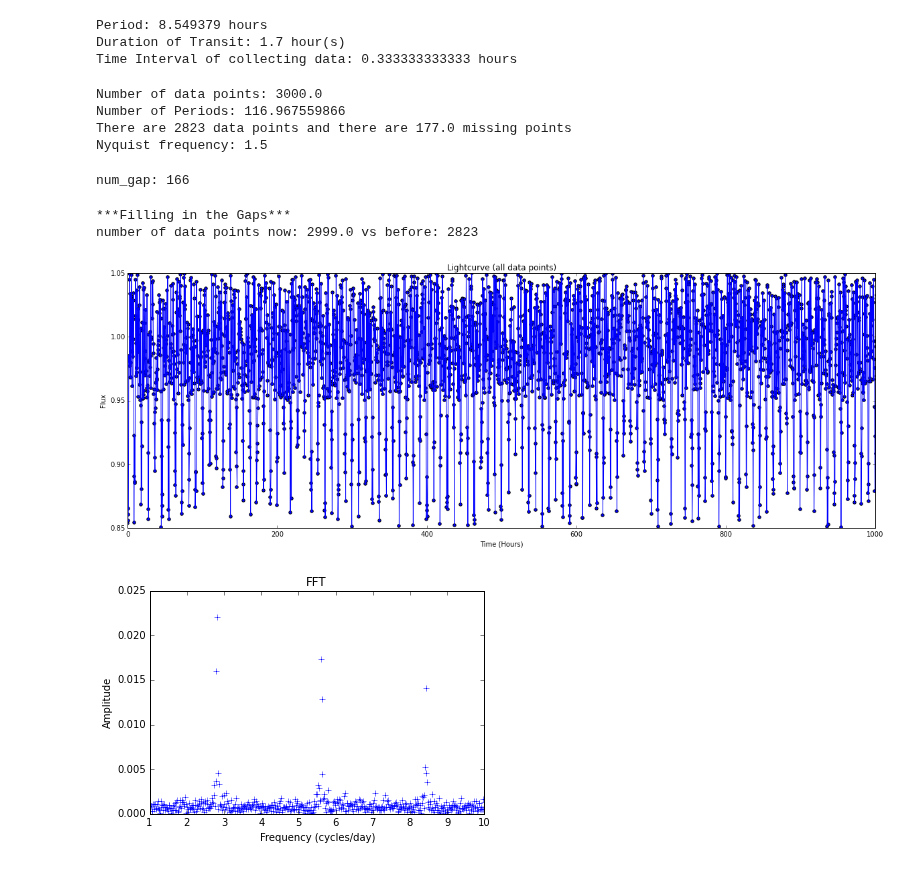
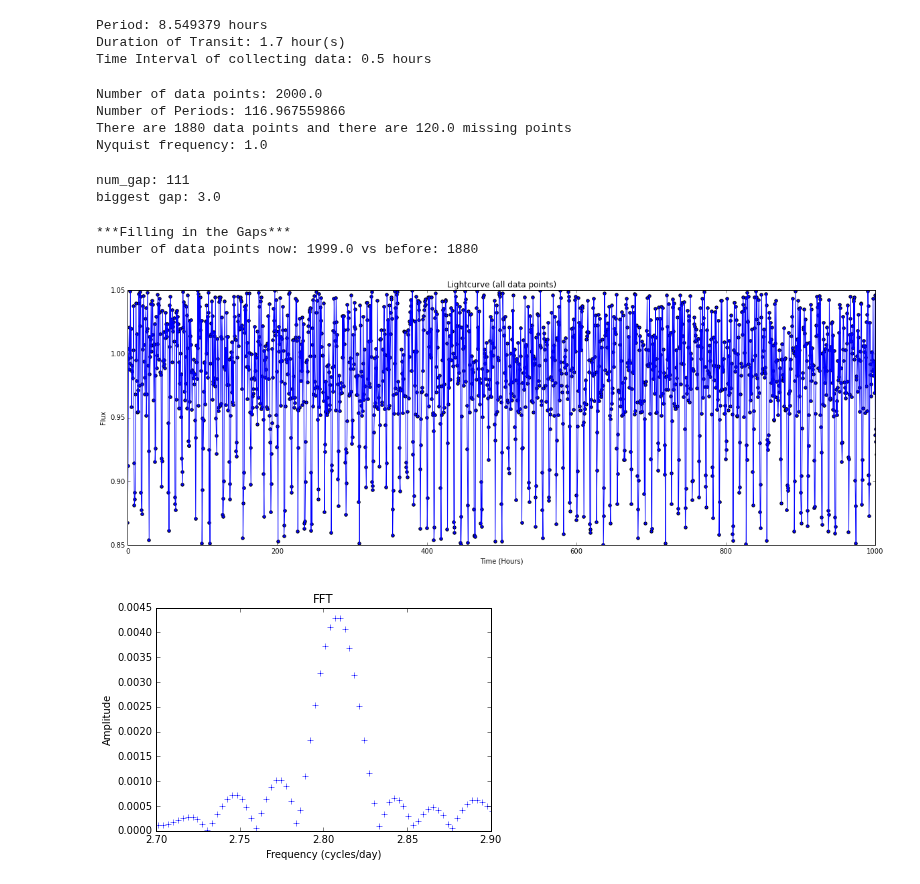
Before and after one commit to dianadianadiana/FFT, a Jupyter notebook: flux_function_transit.ipynb, the cells around one changed output. Saved outputs shown, nothing was run; the diff lists cells and outputs as text; code cells hidden in the pictures.

Commit message:
working on finding the right peak width

```diff
--- a/flux_function_transit.ipynb
+++ b/flux_function_transit.ipynb
@@ -94,7 +94,7 @@ period = 8.549379 # orbital period in hours
 T = 1.6
 tau = 0.1### need to fix flux funtion if tau is 0
 sigma = 0.05 #scatter
-time_int = 20/60. # time interval of receiving data, in hours
+time_int = 30/60. # time interval of receiving data, in hours
 f0 = 1.0 # base flux
 x = [delta, t0, period, T, tau, sigma, time_int, f0]
 
@@ -104,7 +104,7 @@ print("Time Interval of collecting data: " + str(time_int) + " hours")
 # %% [output]
 Period: 8.549379 hours
 Duration of Transit: 1.7 hour(s)
-Time Interval of collecting data: 0.333333333333 hours
+Time Interval of collecting data: 0.5 hours
 # %%
 ### Setting up a Time Array
 ### --- time scatter --- has gaps ---
@@ -150,10 +150,10 @@ d_pts = (b - a) / N
 nyquist_freq = .5 / d_pts
 print("Nyquist frequency: " + str(nyquist_freq))
 # %% [output]
-Number of data points: 3000.0
+Number of data points: 2000.0
 Number of Periods: 116.967559866
-There are 2823 data points and there are 177.0 missing points
-Nyquist frequency: 1.5
+There are 1880 data points and there are 120.0 missing points
+Nyquist frequency: 1.0
 # %%
 #Determine the appropriate cadence to which the data should be interpolated
 # Get the GAP array
@@ -176,9 +176,13 @@ while i < len(gap):
         gap_loc = np.append(gap_loc, i)
     i += 1
 num_gap = len(gap_loc) # the number of gaps present
+biggest_gap = np.amax(gap)
+
 print("num_gap: " +str(num_gap))
+print("biggest gap: " + str(biggest_gap))
 # %% [output]
-num_gap: 166
+num_gap: 111
+biggest gap: 3.0
 # %%
 ### Create a new time and flux array to account for the gaps
 
@@ -223,7 +227,7 @@ while n < num_gap - 1:
 flux_cad[newflux_st:] = f[oldflux_st:] #account for last part where there is no gap after
 # %% [output]
 ***Filling in the Gaps***
-number of data points now: 2999.0 vs before: 2823
+number of data points now: 1999.0 vs before: 1880
 # %%
 #plot the lightcurves
 
@@ -240,7 +244,7 @@ plt.xlim([a,b])
 plt.ylim([1 - 1.5*delta, 1. + .5*delta])
 plt.show()
 # %% [output]
-[figure, old version]
+[figure, new version]
 # %%
 ### FFT part
 
@@ -252,50 +256,37 @@ if N_log > N_log_round:
 else:
     N_over = N_log_round
 
-extra_fact = 0
+extra_fact = 3
 newN = 2**(N_over + extra_fact)
 
 diff = newN - N
 mean = np.mean(f)
 voidf = np.zeros(diff) + mean
 newf = np.append(flux_cad, voidf)
 
 norm_fact = 2.0 / newN # normalization factor
 f_flux = fft(newf) * norm_fact
 
 freq = fftfreq(len(newf))
 freq_fact = 1.0 / d_pts #frequency factor
 
 postivefreq = freq > 0 # take only positive values
 freq, f_flux = freq[postivefreq], f_flux[postivefreq]
 
 power = np.abs(f_flux)
 
 conv_hr_day = 24. #conversion factor from cycles/hour to cycles/day
 constant = freq_fact*conv_hr_day
 #because of oversampling, need to remove the first few terms,
 #ex if N=3000 and the over sampling size is 100,000, then the first 30 points should not be considered
 #also means that each cluster of higher amplitudes are in groups of 30 points
 plt.plot(freq[newN/N:]*constant, power[newN/N:],'b+')
 
 plt.title("FFT")
 plt.xlabel("Frequency (cycles/day)")
 plt.ylabel("Amplitude")
-plt.xlim([1,10])
-# plt.xlim([2.77,2.835])
-# plt.scatter([freq[1266]*freq_fact*conv_hr_day,freq[1287]*freq_fact*conv_hr_day],[power[1266],power[1287]])
+# plt.xlim([1,10])
+plt.xlim([2.7,2.9])
 plt.show()
-
-
-# print(freq[1277]*freq_fact*conv_hr_day)
-# print(power[1277])
-# print(freq[1266]*freq_fact*conv_hr_day)
-# print(power[1266])
-# print(freq[1287]*freq_fact*conv_hr_day)
-# print(power[1287])
-
-# peak_width = freq[1287]*freq_fact*conv_hr_day - freq[1266]*freq_fact*conv_hr_day
-
-# print(peak_width)
 # %% [output]
-[figure, old version]
+[figure, new version]
```
Also changed, not shown: parts of 18 cells of this notebook.
